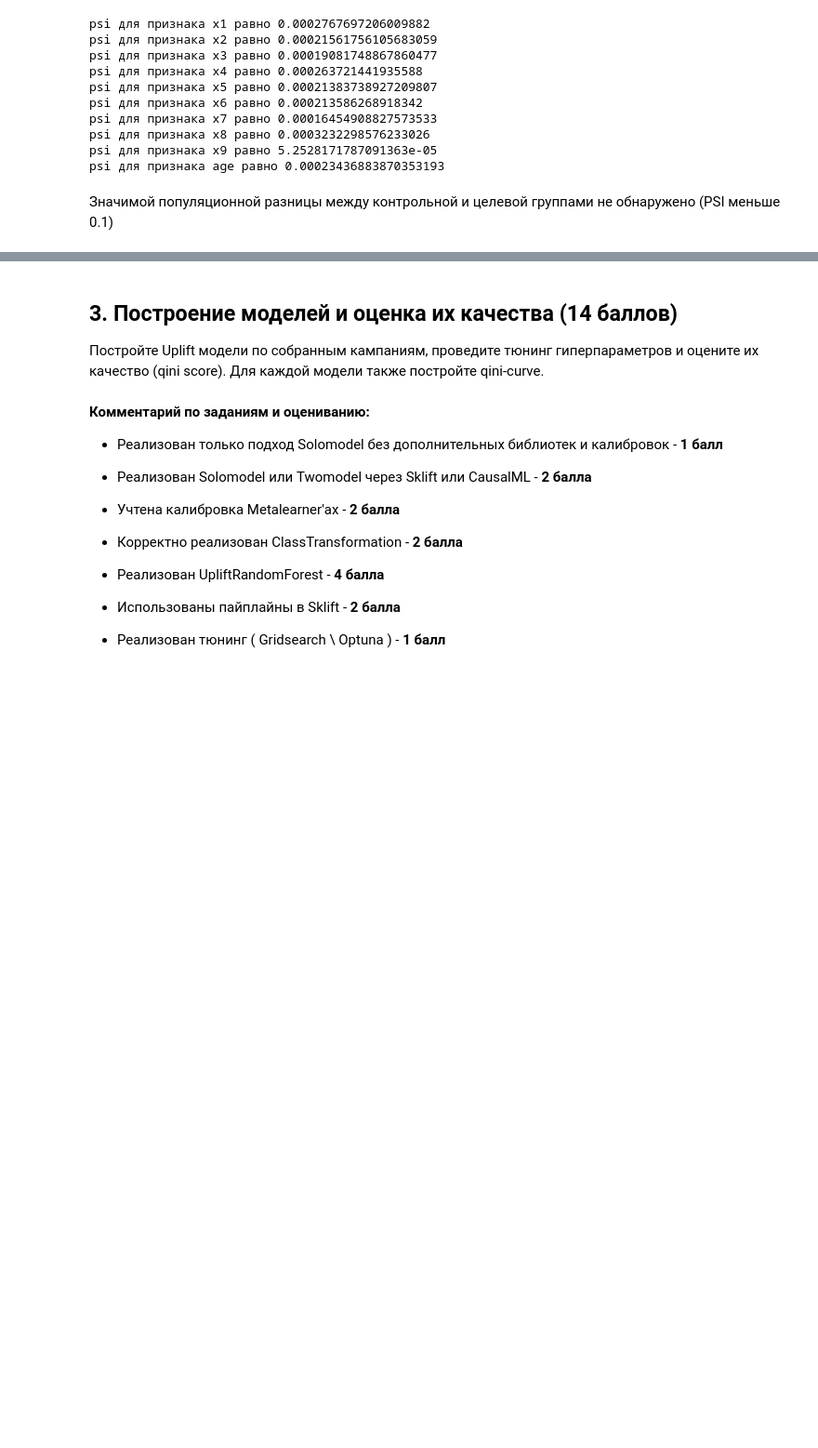
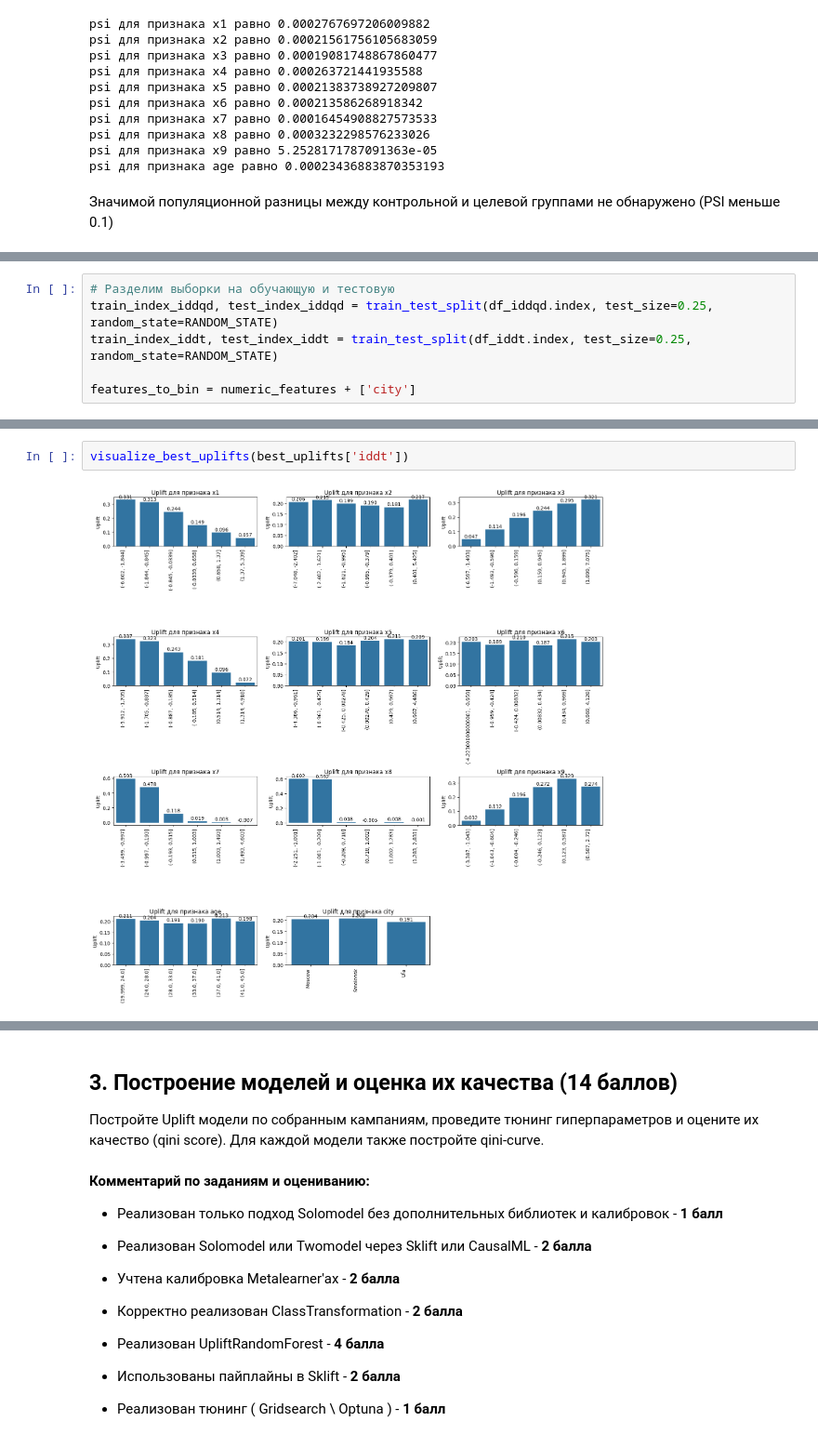
Before and after one commit to psaw/hse-ai24-ml, a Jupyter notebook: hw-6/AI_HW6_uplift.ipynb, the cells around one changed output, grey strips where cells are left out. Shown at 93% size. Cells and saved outputs as stored; diff of their text form; blank space fills up the shorter version.

```diff
--- a/hw-6/AI_HW6_uplift.ipynb
+++ b/hw-6/AI_HW6_uplift.ipynb
@@ -669,0 +700,6 @@ psi для признака age равно 0.00023436883870353193
+# %%
+# Разделим выборки на обучающую и тестовую
+train_index_iddqd, test_index_iddqd = train_test_split(df_iddqd.index, test_size=0.25, random_state=RANDOM_STATE)
+train_index_iddt, test_index_iddt = train_test_split(df_iddt.index, test_size=0.25, random_state=RANDOM_STATE)
+
+features_to_bin = numeric_features + ['city']
@@ -669,0 +795,4 @@ psi для признака age равно 0.00023436883870353193
+# %%
+visualize_best_uplifts(best_uplifts['iddt'])
+# %% [output]
+[figure, added]
```
Also changed, not shown: parts of 39 cells of this notebook.
